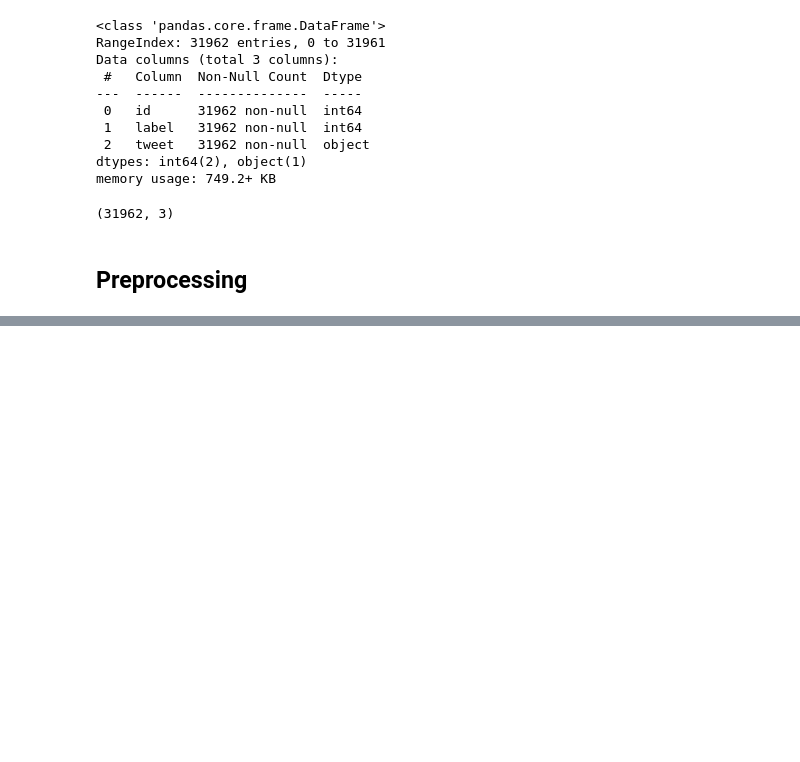
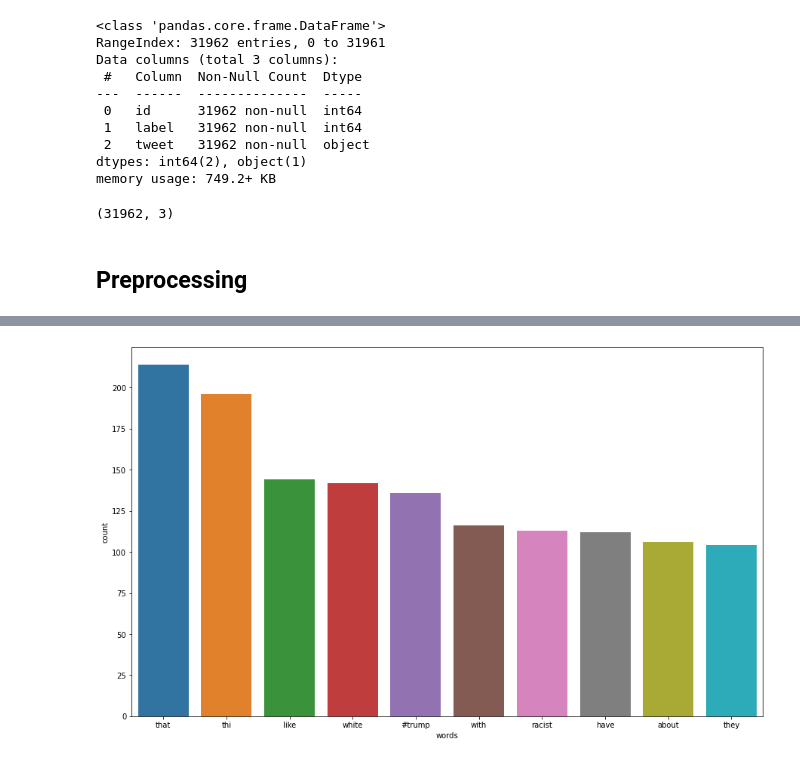
Before and after one commit to Mezue1/SentimentAnalysis, a Jupyter notebook: TwitterAnalyser.ipynb, the cells around one changed output, grey strips where cells are left out. Saved outputs shown, nothing was run; the diff lists cells and outputs as text; code cells hidden in the pictures; blank space fills up the shorter version.

```diff
--- a/TwitterAnalyser.ipynb
+++ b/TwitterAnalyser.ipynb
@@ -82,0 +125,4 @@ df['clean_tweet'] = tokenized_tweet
+# %%
+#Find the frequency of positive and negative words
+freq_pos = pd.value_counts(np.array(pos_words.split(" "))).rename_axis('words').reset_index(name='count')
+freq_neg =  pd.value_counts(np.array(neg_words.split(" "))).rename_axis('words').reset_index(name='count')
@@ -82,0 +143,8 @@ df['clean_tweet'] = tokenized_tweet
+# %%
+# Plot 10 most common negative words
+freq_neg= freq_neg.nlargest(columns='count', n=10)
+plt.figure(figsize=(15,9))
+sns.barplot(data=freq_neg, x='words', y='count')
+plt.show()
+# %% [output]
+[figure, added]
```
Also changed, not shown: parts of 9 cells of this notebook.
